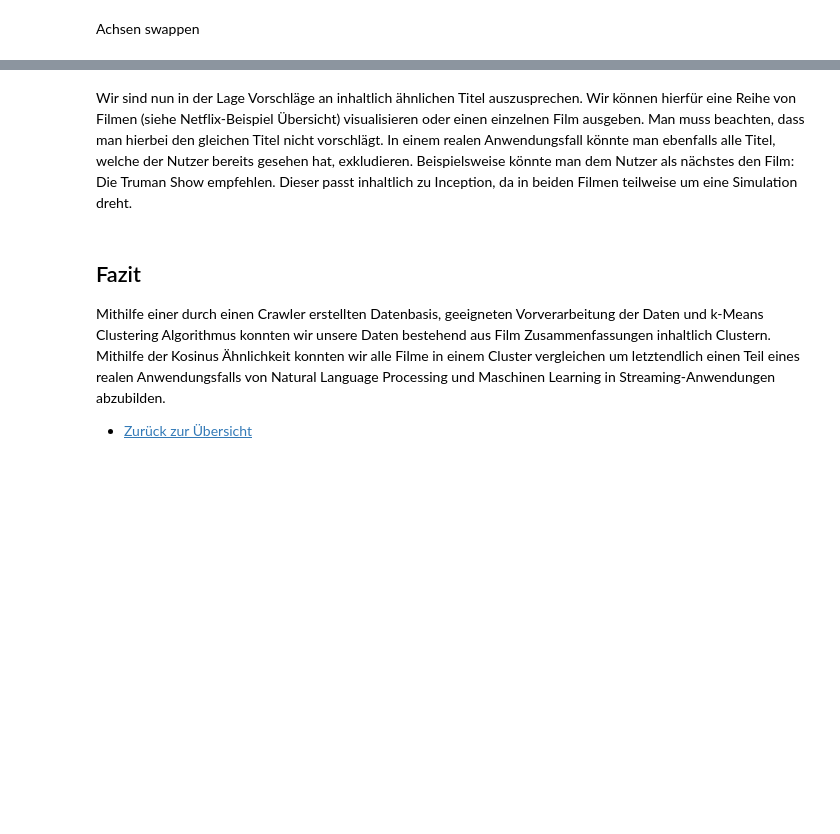
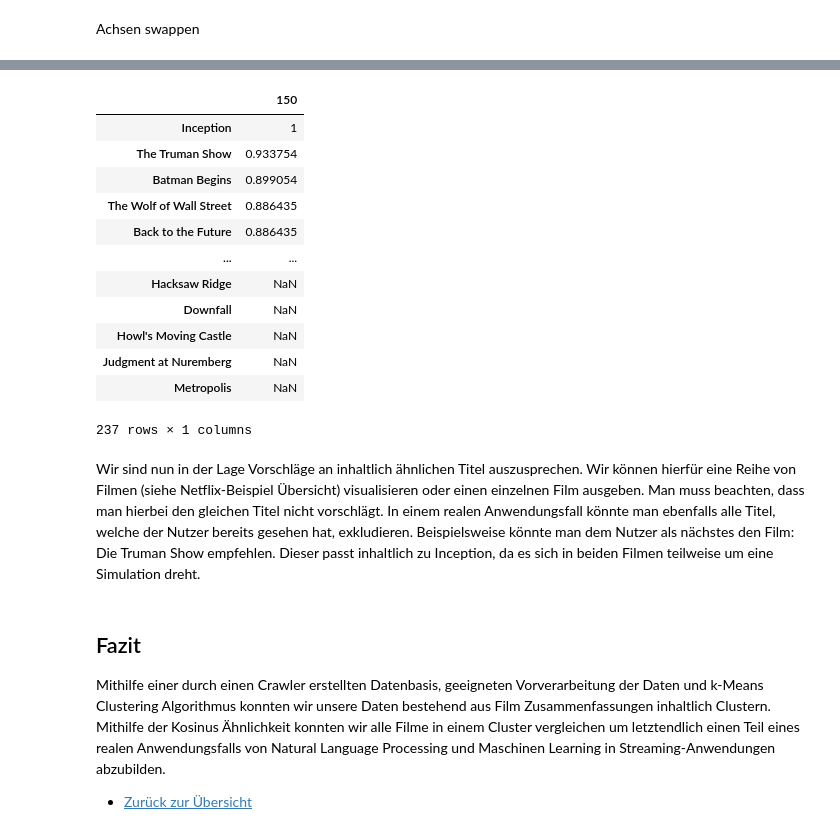
Before and after one commit to Schlagoo/nlp_project_sose20, a Jupyter notebook: code/4_nlp_analysis_schlaak_weise.ipynb, the cells around one changed output, grey strips where cells are left out. Cells and saved outputs as stored; diff of their text form; code cells hidden in the pictures; blank space fills up the shorter version.

```diff
--- a/code/4_nlp_analysis_schlaak_weise.ipynb
+++ b/code/4_nlp_analysis_schlaak_weise.ipynb
@@ -312,7 +358,21 @@ inception = inception.drop(inception.index[0])
 # %%
-inception.sort_values(by=[0], ascending=False)
+inception.sort_values(by=[150], ascending=False)
+# %% [output]
+|  | 150 |
+| Inception | 1 |
+| The Truman Show | 0.933754 |
+| Batman Begins | 0.899054 |
+| The Wolf of Wall Street | 0.886435 |
+| Back to the Future | 0.886435 |
+| ... | ... |
+| Hacksaw Ridge | NaN |
+| Downfall | NaN |
+| Howl's Moving Castle | NaN |
+| Judgment at Nuremberg | NaN |
+| Metropolis | NaN |
+237 rows × 1 columns
 # %% [markdown]
-Wir sind nun in der Lage Vorschläge an inhaltlich ähnlichen Titel auszusprechen. Wir können hierfür eine Reihe von Filmen (siehe Netflix-Beispiel Übersicht) visualisieren oder einen einzelnen Film ausgeben. Man muss beachten, dass man hierbei den gleichen Titel nicht vorschlägt. In einem realen Anwendungsfall könnte man ebenfalls alle Titel, welche der Nutzer bereits gesehen hat, exkludieren. Beispielsweise könnte man dem Nutzer als nächstes den Film: Die Truman Show empfehlen. Dieser passt inhaltlich zu Inception, da in beiden Filmen teilweise um eine Simulation dreht.
+Wir sind nun in der Lage Vorschläge an inhaltlich ähnlichen Titel auszusprechen. Wir können hierfür eine Reihe von Filmen (siehe Netflix-Beispiel Übersicht) visualisieren oder einen einzelnen Film ausgeben. Man muss beachten, dass man hierbei den gleichen Titel nicht vorschlägt. In einem realen Anwendungsfall könnte man ebenfalls alle Titel, welche der Nutzer bereits gesehen hat, exkludieren. Beispielsweise könnte man dem Nutzer als nächstes den Film: Die Truman Show empfehlen. Dieser passt inhaltlich zu Inception, da es sich in beiden Filmen teilweise um eine Simulation dreht.
 # %% [markdown]
 ## Fazit
 
```
Also changed, not shown: parts of 14 cells of this notebook.
